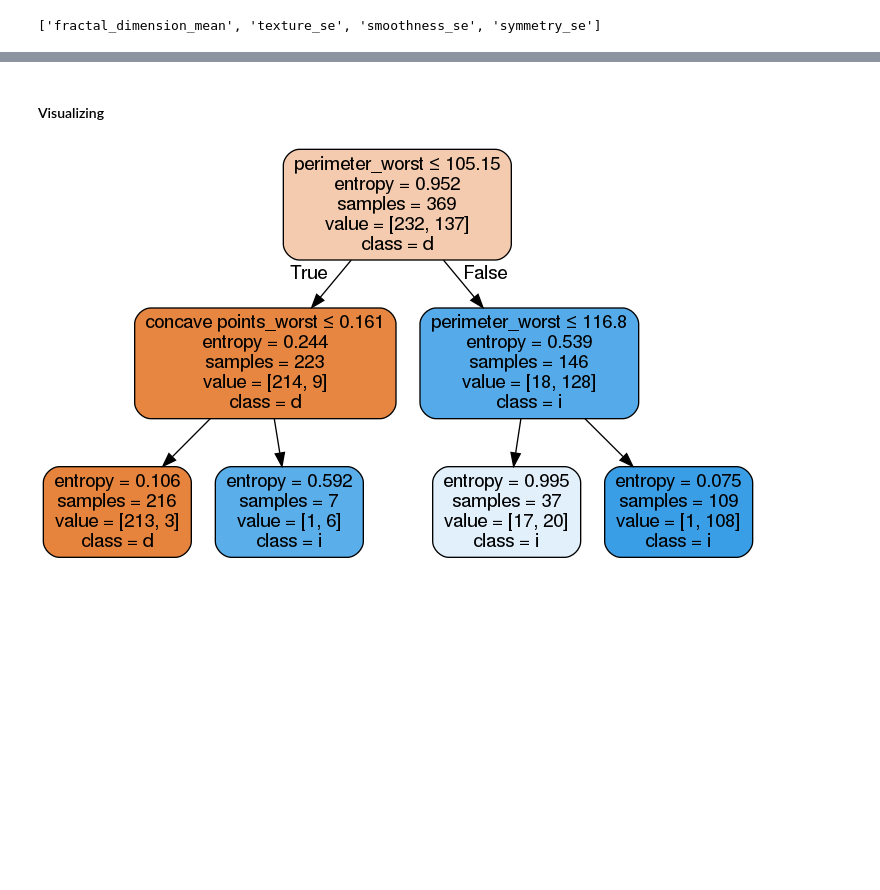
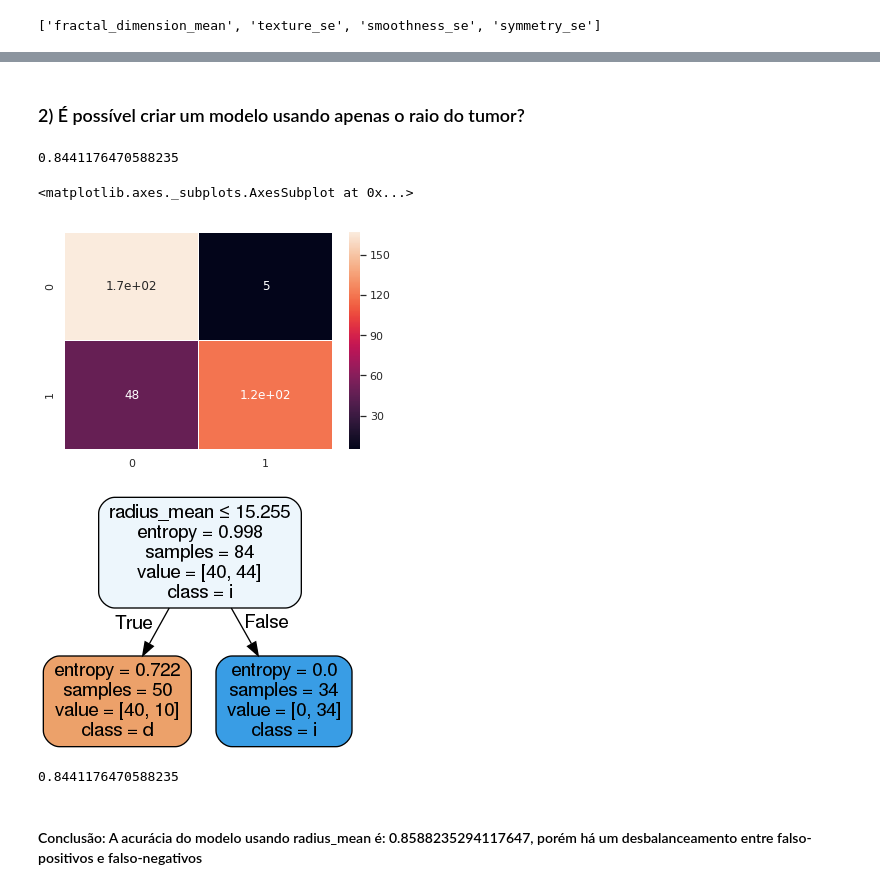
Before and after one commit to msbruno/python-data-science, a Jupyter notebook: BreastCancerData.ipynb, the cells around one changed output, grey strips where cells are left out. Saved outputs shown, nothing was run; the diff lists cells and outputs as text; code cells hidden in the pictures; blank space fills up the shorter version.

```diff
--- a/BreastCancerData.ipynb
+++ b/BreastCancerData.ipynb
@@ -251,0 +311,6 @@ dtc_ent.score(x_test, y_test)
+# %%
+sns.set(style="whitegrid", palette="muted")
+df_melted = pd.melt(df_manipulated,
+                    id_vars="diagnosis",
+                    var_name="features",
+                    value_name='value')
@@ -265,15 +337,32 @@ array([[109,  16],
-# %% [markdown]
-#### Visualizing
+# %% [markdown]
+### 2) É possível criar um modelo usando apenas o raio do tumor?
+# %%
+df_for_inference = df_manipulated[['radius_mean', 'diagnosis']]
+x_inf = df_for_inference.drop('diagnosis',axis=1)
+y_inf = df_for_inference['diagnosis']
+x_train_inf, x_test_inf, y_train_inf, y_test_inf = train_test_split(x_inf, y_inf, train_size=0.20, random_state=101)
+dtc_inf = DecisionTreeClassifier(random_state=0, criterion='entropy', max_depth=1, max_features=1,)
+# %%
+dtc_inf = dtc_inf.fit(x_train_inf, y_train_inf)
+dtc_inf.score(x_test_inf, y_test_inf)
+# %% [output]
+0.8441176470588235
+# %%
+cm_inf = confusion_matrix(y_test_inf, dtc_inf.predict(x_test_inf))
+sns.heatmap(cm_inf, linewidths=.5, annot=True, yticklabels=True)
+# %% [output]
+<matplotlib.axes._subplots.AxesSubplot at 0x...>
+[figure, added]
 # %%
 dot_data = StringIO()
-tree.export_graphviz(dtc_ent,
+tree.export_graphviz(dtc_inf,
                 out_file=dot_data,
-                feature_names=list(x.columns.values),
+                feature_names=list(x_inf.columns.values),
                 class_names= 'diagnosis',
                 filled=True,
                 rounded=True,
                 special_characters=True)
 graph = pydotplus.graph_from_dot_data(dot_data.getvalue())
 Image(graph.create_png())
 # %% [output]
-[figure, old version]
+[figure, new version]
@@ -281,0 +369,6 @@ df_for_threatment = df_manipulated[['perimeter_worst','concave points_worst', 'd
+# %%
+metrics.accuracy_score(dtc_inf.predict(x_test_inf),y_test_inf)
+# %% [output]
+0.8441176470588235
+# %% [markdown]
+#### Conclusão: A acurácia do modelo usando radius_mean é: 0.8588235294117647, porém há um desbalanceamento entre falso-positivos e falso-negativos
```
Also changed, not shown: parts of 44 cells of this notebook.
